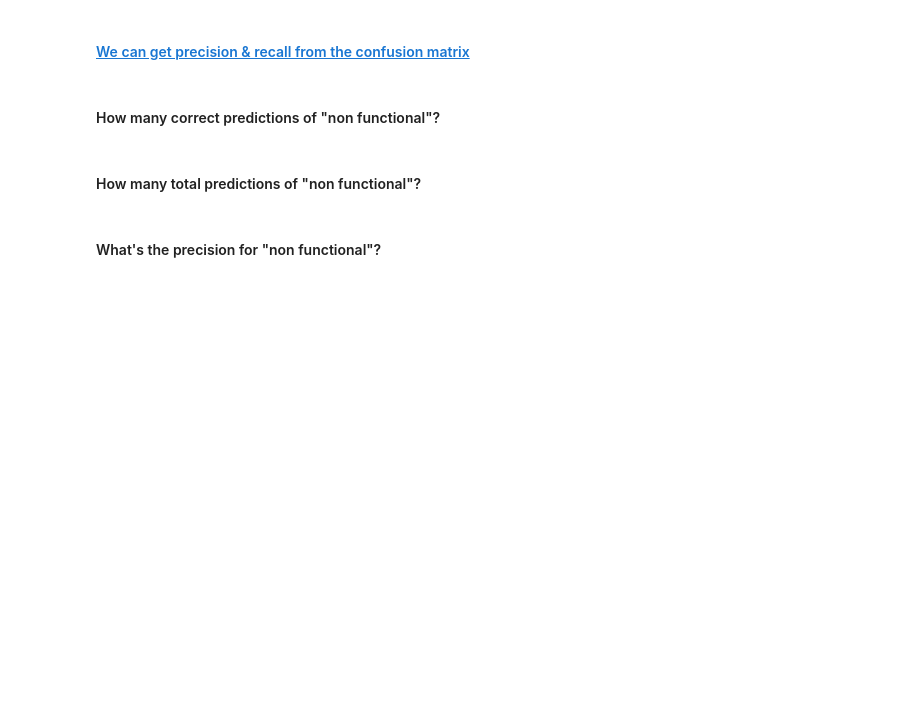
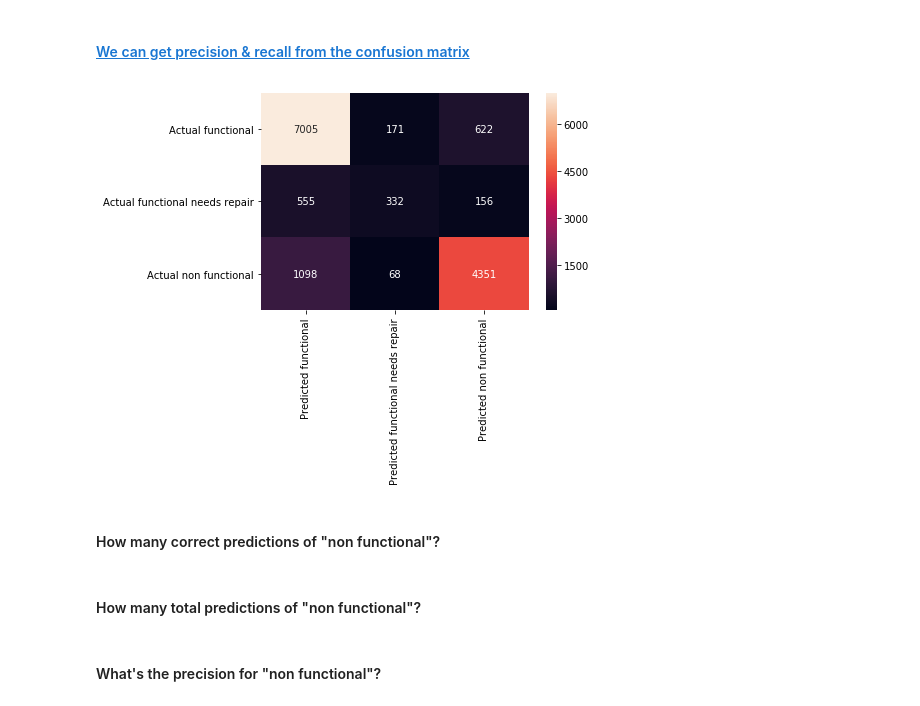
Before and after one commit to JimKing100/DS-Unit-2-Kaggle-Challenge, a Jupyter notebook: module4/Kaggle_Module_4_Actual_Lesson.ipynb, the cells around one changed output. Drawn from its saved outputs; the diff is of its cells as text; code cells hidden in the pictures; blank space fills up the shorter version.

```diff
--- a/module4/Kaggle_Module_4_Actual_Lesson.ipynb
+++ b/module4/Kaggle_Module_4_Actual_Lesson.ipynb
@@ -155,5 +226,12 @@ print('Validation Accuracy', accuracy_score(y_val, y_pred))
 <img src="https://upload.wikimedia.org/wikipedia/commons/thumb/2/26/Precisionrecall.svg/700px-Precisionrecall.svg.png" width="400">
 # %% [markdown]
 #### [We can get precision & recall from the confusion matrix](https://en.wikipedia.org/wiki/Precision_and_recall#Definition_(classification_context))
+# %%
+# Precision = Correct value predictions of a class / Total predictions for class
+# Recall = Correct for the class / Actual for the class
+
+plot_confusion_matrix(y_val, y_pred);
+# %% [output]
+[figure, added]
 # %% [markdown]
 #### How many correct predictions of "non functional"?
```
Also changed, not shown: parts of 25 cells of this notebook.
